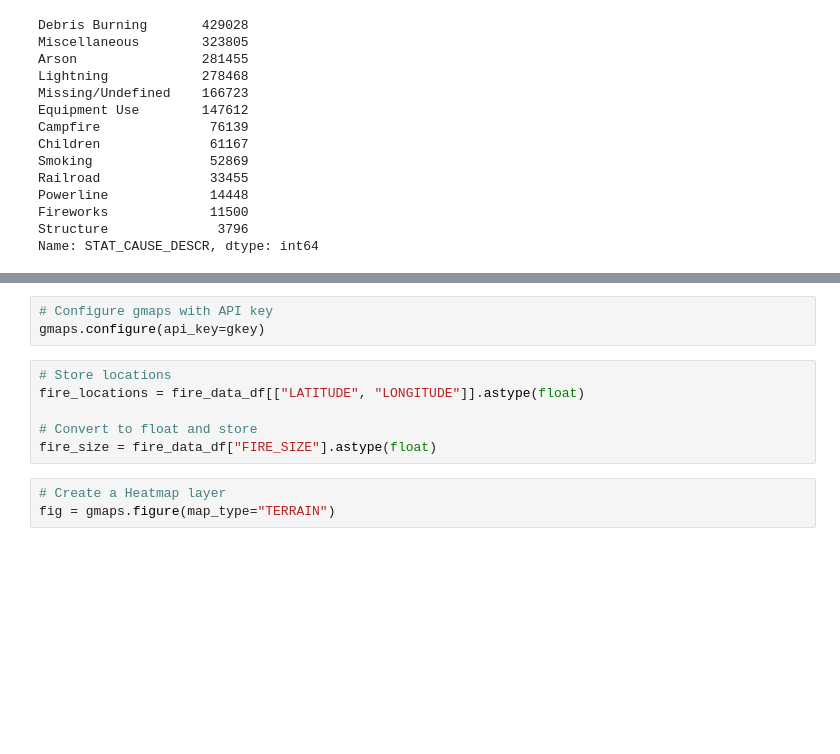
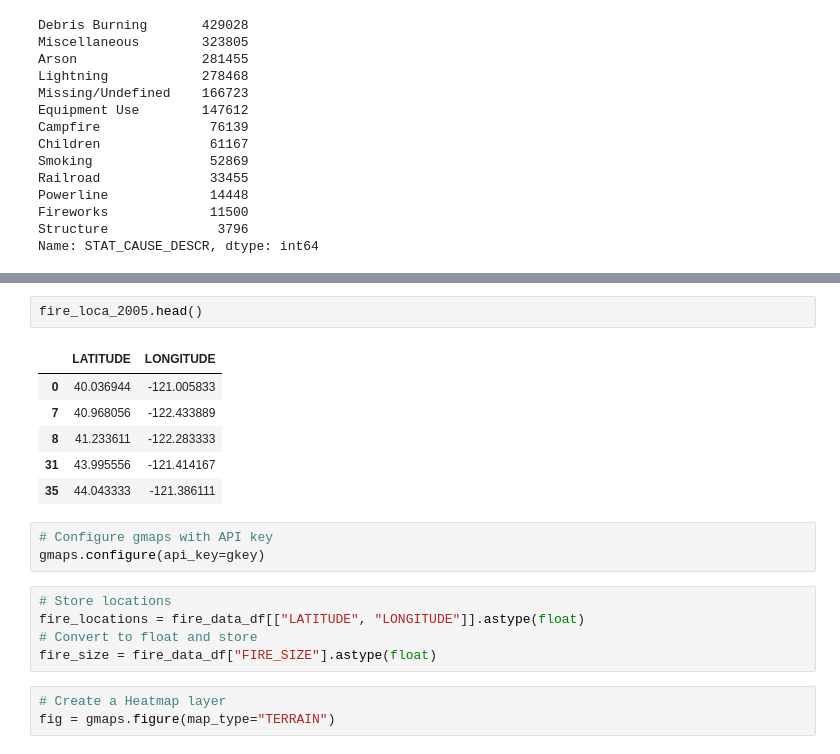
Before and after one commit to BryanSouza91/Project_1, a Jupyter notebook: Fire_Data_Analysis.ipynb, the cells around one changed output, grey strips where cells are left out. Cells and saved outputs as stored; diff of their text form; blank space fills up the shorter version.

```diff
--- a/Fire_Data_Analysis.ipynb
+++ b/Fire_Data_Analysis.ipynb
@@ -150,10 +176,18 @@ census_df
+# %%
+fire_loca_2005.head()
+# %% [output]
+|  | LATITUDE | LONGITUDE |
+| 0 | 40.036944 | -121.005833 |
+| 7 | 40.968056 | -122.433889 |
+| 8 | 41.233611 | -122.283333 |
+| 31 | 43.995556 | -121.414167 |
+| 35 | 44.043333 | -121.386111 |
 # %%
 # Configure gmaps with API key
 gmaps.configure(api_key=gkey)
 # %%
 # Store locations
 fire_locations = fire_data_df[["LATITUDE", "LONGITUDE"]].astype(float)
-
 # Convert to float and store
 fire_size = fire_data_df["FIRE_SIZE"].astype(float)
 # %%
```
Also changed, not shown: parts of 18 cells of this notebook.
